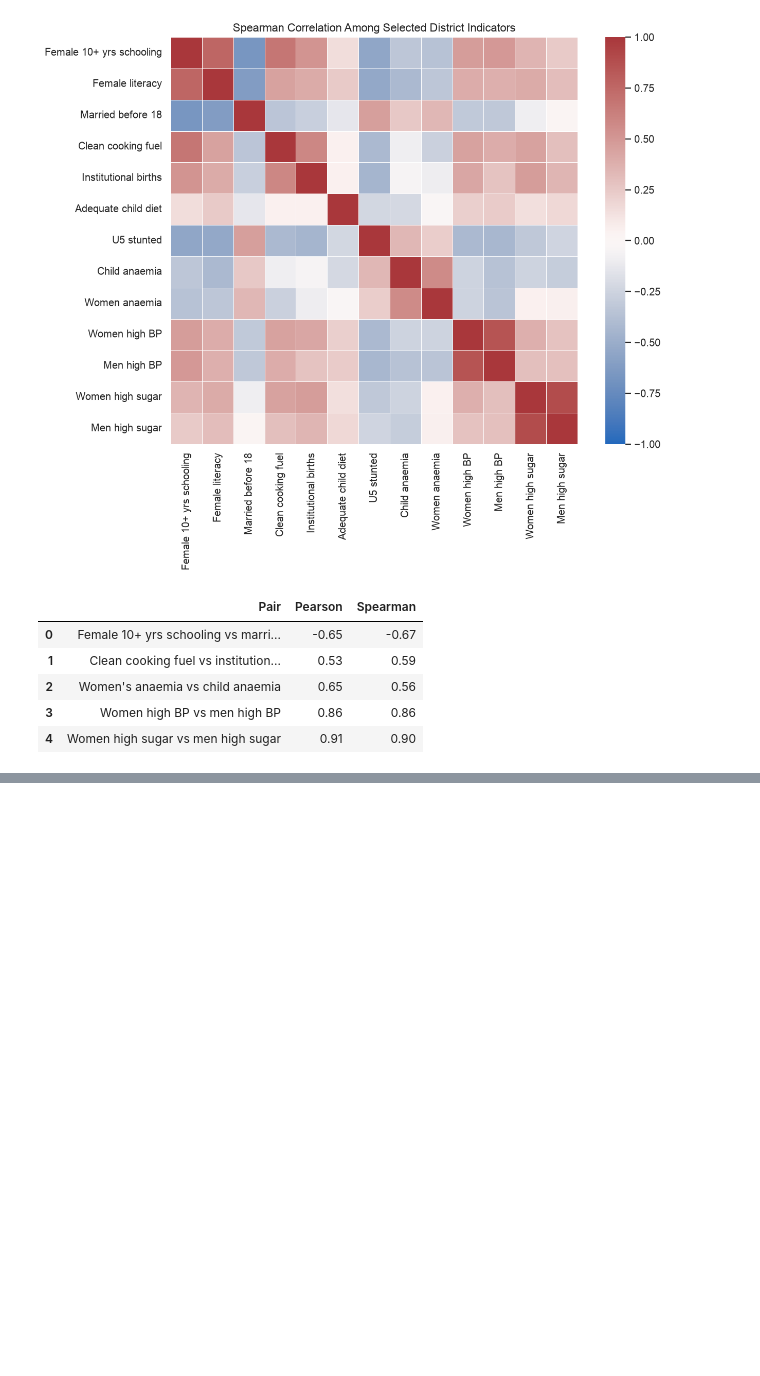
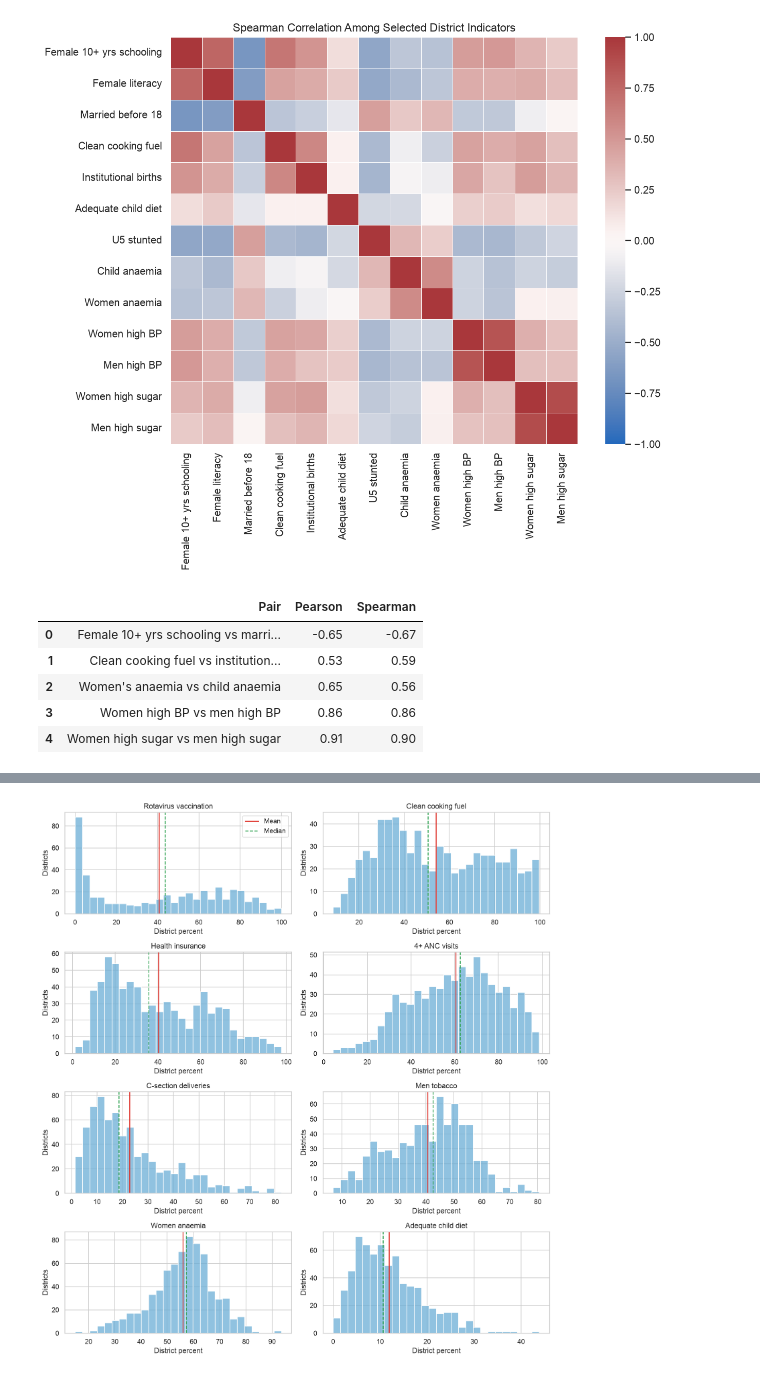
Before and after one commit to stevenybuilder/databricks-hack-medical-desert-challenge, a Jupyter notebook: output/jupyter-notebook/health_indicators_dataset_summary.ipynb, the cells around one changed output, grey strips where cells are left out. Saved outputs shown, nothing was run; the diff lists cells and outputs as text; code cells hidden in the pictures; blank space fills up the shorter version.

```diff
--- a/output/jupyter-notebook/health_indicators_dataset_summary.ipynb
+++ b/output/jupyter-notebook/health_indicators_dataset_summary.ipynb
@@ -1345,0 +971,26 @@ follow-up programs are likely to matter after the first visit.
+# %%
+hist_cols = [
+    "Rotavirus vaccination",
+    "Clean cooking fuel",
+    "Health insurance",
+    "4+ ANC visits",
+    "C-section deliveries",
+    "Men tobacco",
+    "Women anaemia",
+    "Adequate child diet",
+]
+
+fig, axes = plt.subplots(4, 2, figsize=(12, 13))
+for ax, label in zip(axes.flat, hist_cols):
+    values = health[distribution_cols[label]].dropna()
+    sns.histplot(values, bins=28, ax=ax, color="#6baed6")
+    ax.axvline(values.mean(), color="#de2d26", linewidth=1.4, label="Mean")
+    ax.axvline(values.median(), color="#31a354", linewidth=1.4, linestyle="--", label="Median")
+    ax.set_title(label)
+    ax.set_xlabel("District percent")
+    ax.set_ylabel("Districts")
+axes.flat[0].legend()
+plt.tight_layout()
+plt.show()
+# %% [output]
+[figure, added]
```
Also changed, not shown: parts of 30 cells of this notebook, 54 other files.
